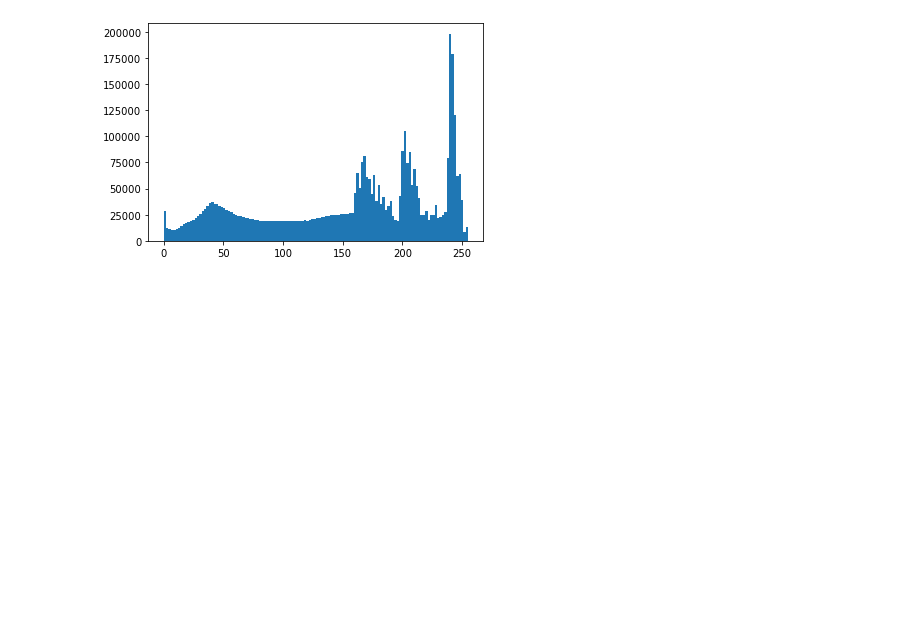
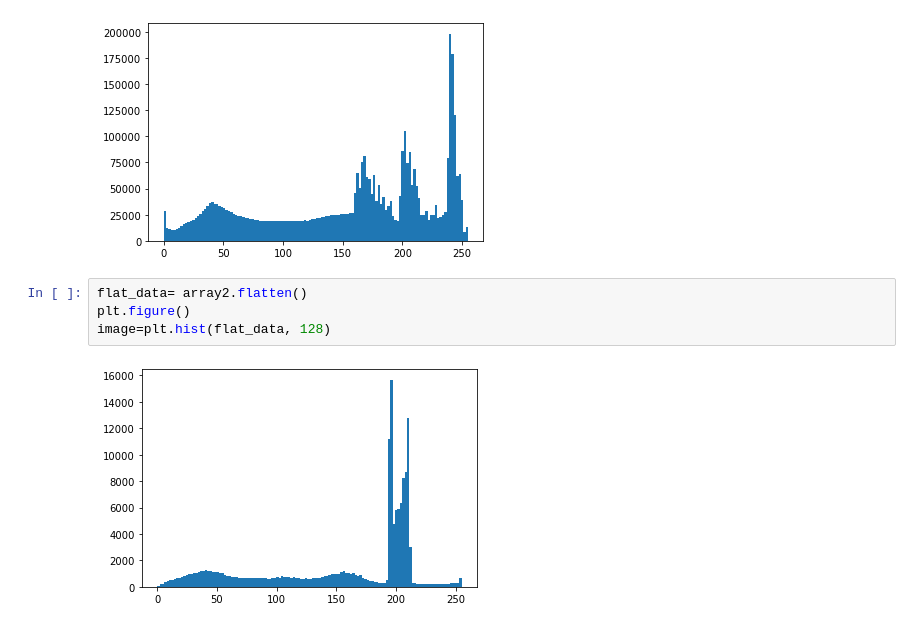
Before and after one commit to Lbarnett5/ClassNotebook, a Jupyter notebook: Numpy_ImageAnalysis.ipynb, the cells around one changed output. Cells and saved outputs as stored; diff of their text form; blank space fills up the shorter version.

```diff
--- a/Numpy_ImageAnalysis.ipynb
+++ b/Numpy_ImageAnalysis.ipynb
@@ -65,3 +65,9 @@ plt.figure()
 image=plt.hist(flat_data, 128)
 # %% [output]
 [figure]
+# %%
+flat_data= array2.flatten()
+plt.figure()
+image=plt.hist(flat_data, 128)
+# %% [output]
+[figure, added]
```
